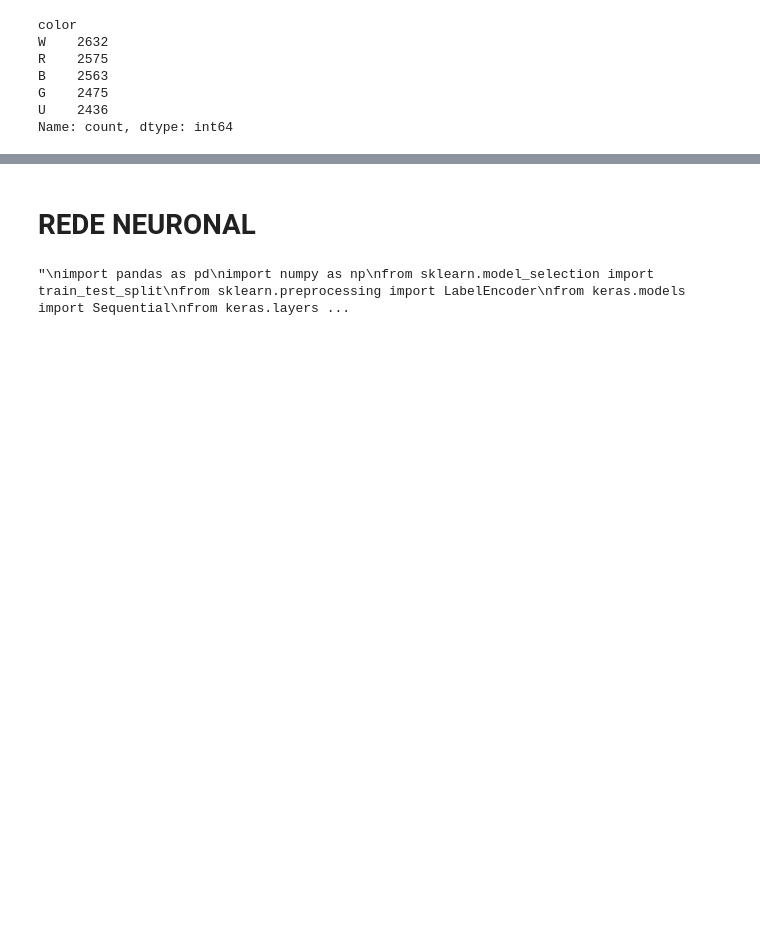
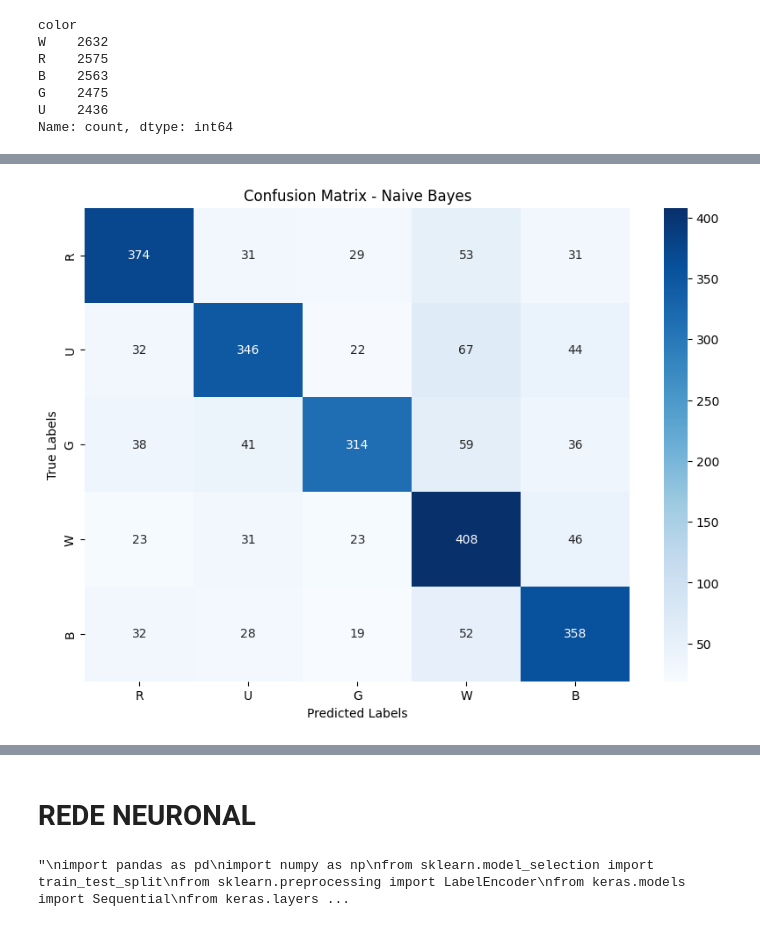
Before and after one commit to JoaoVitorFigueiredo/MagicColourAnalisis_TextMining, a Jupyter notebook: codigo_tfidf.ipynb, the cells around one changed output, grey strips where cells are left out. Saved outputs shown, nothing was run; the diff lists cells and outputs as text; code cells hidden in the pictures; blank space fills up the shorter version.

```diff
--- a/codigo_tfidf.ipynb
+++ b/codigo_tfidf.ipynb
@@ -242 +135,5 @@ recursion               bool
 dtype: object
+# %%
+df['text'] = df['text'].fillna('')
+df['all_Text'] = df['text'] + ' ' + df['flavor']
+print(df[['text', 'flavor', 'all_Text']])
@@ -255,7 +170,8 @@ def preprocess(text, stop_words): #fazemos o processamento de cada palavra de fo
     filtered_tokens = [word for word in tokens if word not in stop_words]#retirada de todas as stopwords
     return filtered_tokens
 
-df["processed_flavor"] = df["flavor"].apply(lambda x: preprocess(x, stop_words)) #um lambda para utilizar a função preprocess em cada frase da coluna "processed_flavor"
+#df["processed_flavor"] = df["flavor"].apply(lambda x: preprocess(x, stop_words)) #um lambda para utilizar a função preprocess em cada frase da coluna "processed_flavor"
+df["processed_flavor"] = df["all_Text"].apply(lambda x: preprocess(x, stop_words)) #um lambda para utilizar a função preprocess em cada frase da coluna "processed_flavor"
 
 print(df["processed_flavor"])
 # %% [output]
@@ -500,0 +425,12 @@ ValueError: Found input variables with inconsistent numbers of samples: [5, 1268
+# %%
+x_train_bow = features_bow
+y_train = list(df_tfidf_prever['color'])
+
+#Remove a pontuação do texto
+test_list = df_tfidf_prever['processed_flavor'].apply(remove_punctuation).tolist()
+
+#características do BOW, TF-IDF
+x_test_bow = vectorizer.transform(df_test).toarray()
+x_test_tfidf = vectorizer_tfidf.transform(df_test).toarray()
+
+y_test = list(df_tfidf_prever['color'])
@@ -500,0 +461,65 @@ ValueError: Found input variables with inconsistent numbers of samples: [5, 1268
+# %%
+train_texts = df_train['processed_flavor'].tolist()
+train_labels = df_train['color'].tolist()
+
+test_texts = df_test['processed_flavor'].tolist()
+test_labels = df_test['color'].tolist()
+
+#Vetorização dos textos com TF-IDF
+vectorizer = CountVectorizer()
+transformer = TfidfTransformer()
+
+x_train_count = vectorizer.fit_transform(train_texts)
+x_train_tfidf = transformer.fit_transform(x_train_count)
+
+x_test_count = vectorizer.transform(test_texts)
+x_test_tfidf = transformer.transform(x_test_count)
+
+#print(x_train_tfidf)
+#print('_____________')
+#print(train_labels)
+#print('_____________')
+#print(x_test_tfidf)
+#print('_____________')
+
+#Naive Bayes e Regressão Logística
+y_test_predict_nb = classify_NaiveBayesian(x_train_tfidf, train_labels, x_test_tfidf)
+y_test_predict_lr = classify_Logistic(x_train_tfidf, train_labels, x_test_tfidf)
+
+target_names = ['R', 'U', 'G', 'W', 'B']
+
+#Calcular a Confusion Matrix para Naive Bayes
+cm_nb = confusion_matrix(test_labels, y_test_predict_nb, labels=target_names)
+#Calcular a Confusion Matrix para Regressão Logística
+cm_lr = confusion_matrix(test_labels, y_test_predict_lr, labels=target_names)
+
+#Confusion Matrix para Naive Bayes
+plt.figure(figsize=(10, 7))
+sns.heatmap(cm_nb, annot=True, fmt='d', cmap='Blues', xticklabels=target_names, yticklabels=target_names)
+plt.title("Confusion Matrix - Naive Bayes")
+plt.xlabel("Predicted Labels")
+plt.ylabel("True Labels")
+plt.show()
+
+#Confusion Matrix para Regressão Logística
+plt.figure(figsize=(10, 7))
+sns.heatmap(cm_lr, annot=True, fmt='d', cmap='Blues', xticklabels=target_names, yticklabels=target_names)
+plt.title("Confusion Matrix - Logistic Regression")
+plt.xlabel("Predicted Labels")
+plt.ylabel("True Labels")
+plt.show()
+
+#Métricas de classificação para Naive Bayes e Regressão Logística
+metrics_bow_nb = collect_classification_metrics(test_labels, y_test_predict_nb, model_name="TF-IDF + Naive Bayes", target_names=target_names)
+report_nb = evaluation(y_test_predict_nb, test_labels, target_names=target_names)
+
+metrics_bow_lr = collect_classification_metrics(test_labels, y_test_predict_lr, model_name="TF-IDF + Logistic Regression", target_names=target_names)
+report_lr = evaluation(y_test_predict_lr, test_labels, target_names=target_names)
+
+print("\nNaive Bayes Classification Report:")
+print(report_nb)
+
+print("\nLogistic Regression Classification Report:")
+print(report_lr)
+# %% [output]
+[figure, added]
```
Also changed, not shown: parts of 37 cells of this notebook, 1 other file.
